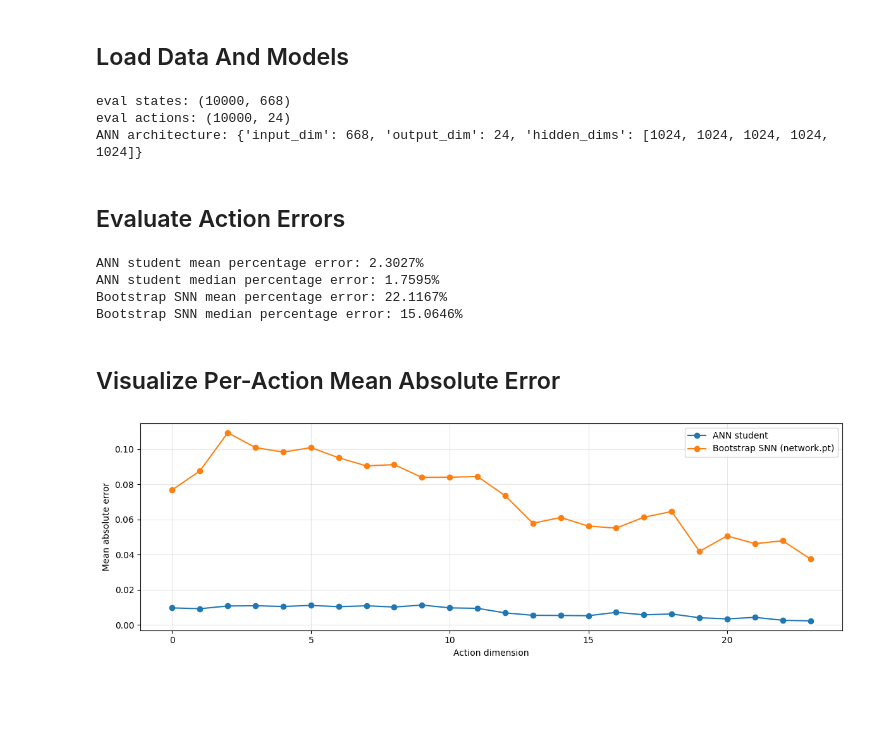
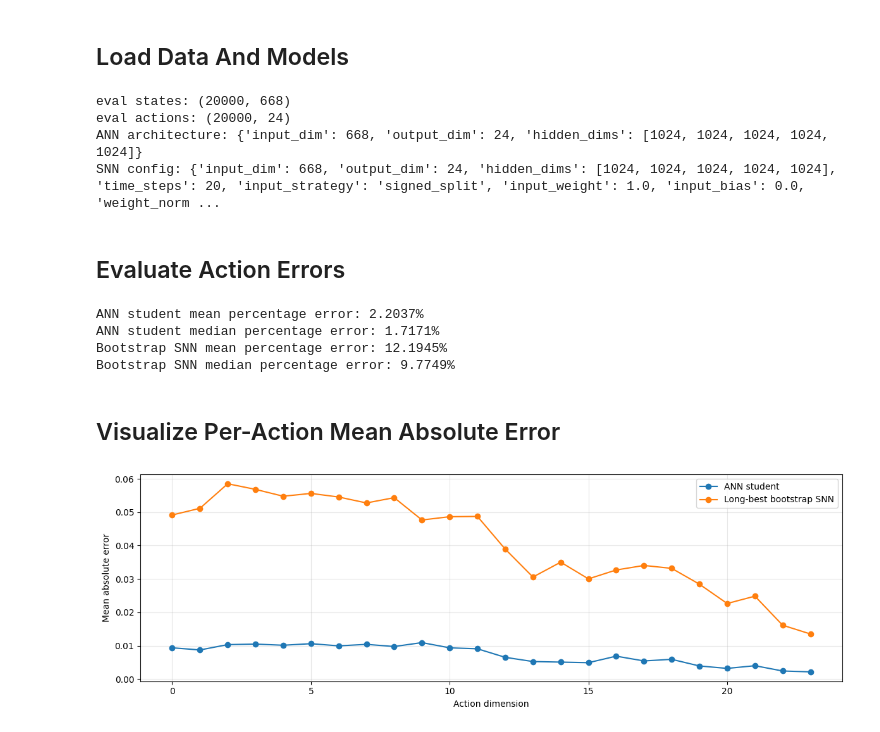
Before and after one commit to hanlany/one_policy_to_run_them_all, a Jupyter notebook: snn/verify.ipynb, the cells around one changed output. Drawn from its saved outputs; the diff is of its cells as text; code cells hidden in the pictures; blank space fills up the shorter version.

Commit message:
feat(verfy): mod the verify notebook to load model and its config from file.

```diff
--- a/snn/verify.ipynb
+++ b/snn/verify.ipynb
@@ -145,17 +177,19 @@ class Network(torch.nn.Module):
 eval_states, eval_teacher_actions = load_teacher_dataset(DATASET_PATH, max_samples=EVAL_SAMPLES)
 ann_student, ann_architecture = load_student_model_from_checkpoint(ANN_CHECKPOINT_PATH, device=DEVICE)
 
-bootstrap_snn = Network().to(DEVICE)
+bootstrap_snn = Network(**SNN_CONFIG["model"]).to(DEVICE)
 bootstrap_snn.load_state_dict(torch.load(NETWORK_PATH, map_location=DEVICE))
 bootstrap_snn.eval()
 
 print("eval states:", tuple(eval_states.shape))
 print("eval actions:", tuple(eval_teacher_actions.shape))
 print("ANN architecture:", ann_architecture)
+print("SNN config:", SNN_CONFIG["model"])
 # %% [output]
-eval states: (10000, 668)
-eval actions: (10000, 24)
+eval states: (20000, 668)
+eval actions: (20000, 24)
 ANN architecture: {'input_dim': 668, 'output_dim': 24, 'hidden_dims': [1024, 1024, 1024, 1024, 1024]}
+SNN config: {'input_dim': 668, 'output_dim': 24, 'hidden_dims': [1024, 1024, 1024, 1024, 1024], 'time_steps': 20, 'input_strategy': 'signed_split', 'input_weight': 1.0, 'input_bias': 0.0, 'weight_norm ...
 # %% [markdown]
 ## Evaluate Action Errors
 # %%
@@ -165,13 +199,27 @@ def percentage_error(predictions, targets):
     return 100.0 * numerator / denominator
 
 
+def iter_batches(tensor, batch_size):
+    for start in range(0, tensor.shape[0], batch_size):
+        yield tensor[start : start + batch_size]
+
+
 scheduler = bootstrap.routine.Scheduler()
 snn_mode = scheduler.mode(100, 0, False)
+ann_action_batches = []
+bootstrap_action_batches = []
 
 with torch.no_grad():
-    ann_actions = ann_student(eval_states.to(DEVICE)).detach().cpu()
-    raw_bootstrap_actions = bootstrap_snn(eval_states.to(DEVICE), mode=snn_mode)
-    bootstrap_actions = torch.mean(raw_bootstrap_actions, dim=-1).reshape(eval_states.shape[0], -1).detach().cpu()
+    for state_batch in iter_batches(eval_states, EVAL_BATCH_SIZE):
+        state_batch = state_batch.to(DEVICE)
+        ann_action_batches.append(ann_student(state_batch).detach().cpu())
+        raw_bootstrap_actions = bootstrap_snn(state_batch, mode=snn_mode)
+        bootstrap_action_batches.append(
+            torch.mean(raw_bootstrap_actions, dim=-1).reshape(state_batch.shape[0], -1).detach().cpu()
+        )
+
+ann_actions = torch.cat(ann_action_batches, dim=0)
+bootstrap_actions = torch.cat(bootstrap_action_batches, dim=0)
 
 assert ann_actions.shape == eval_teacher_actions.shape, (ann_actions.shape, eval_teacher_actions.shape)
 assert bootstrap_actions.shape == eval_teacher_actions.shape, (bootstrap_actions.shape, eval_teacher_actions.shape)
@@ -184,25 +232,25 @@ print(f"ANN student median percentage error: {ann_error.median().item():.4f}%")
 print(f"Bootstrap SNN mean percentage error: {bootstrap_error.mean().item():.4f}%")
 print(f"Bootstrap SNN median percentage error: {bootstrap_error.median().item():.4f}%")
 # %% [output]
-ANN student mean percentage error: 2.3027%
-ANN student median percentage error: 1.7595%
-Bootstrap SNN mean percentage error: 22.1167%
-Bootstrap SNN median percentage error: 15.0646%
+ANN student mean percentage error: 2.2037%
+ANN student median percentage error: 1.7171%
+Bootstrap SNN mean percentage error: 12.1945%
+Bootstrap SNN median percentage error: 9.7749%
 # %% [markdown]
 ## Visualize Per-Action Mean Absolute Error
 # %%
 ann_mae_by_dim = (ann_actions - eval_teacher_actions).abs().mean(dim=0).numpy()
 bootstrap_mae_by_dim = (bootstrap_actions - eval_teacher_actions).abs().mean(dim=0).numpy()
 
 action_index = np.arange(eval_teacher_actions.shape[1])
 plt.figure(figsize=(12, 4))
 plt.plot(action_index, ann_mae_by_dim, marker="o", label="ANN student")
-plt.plot(action_index, bootstrap_mae_by_dim, marker="o", label="Bootstrap SNN (network.pt)")
+plt.plot(action_index, bootstrap_mae_by_dim, marker="o", label="Long-best bootstrap SNN")
 plt.xlabel("Action dimension")
 plt.ylabel("Mean absolute error")
 plt.grid(True, alpha=0.3)
 plt.legend()
 plt.tight_layout()
 plt.show()
 # %% [output]
-[figure, old version]
+[figure, new version]
```
Also changed, not shown: parts of 4 cells of this notebook.
